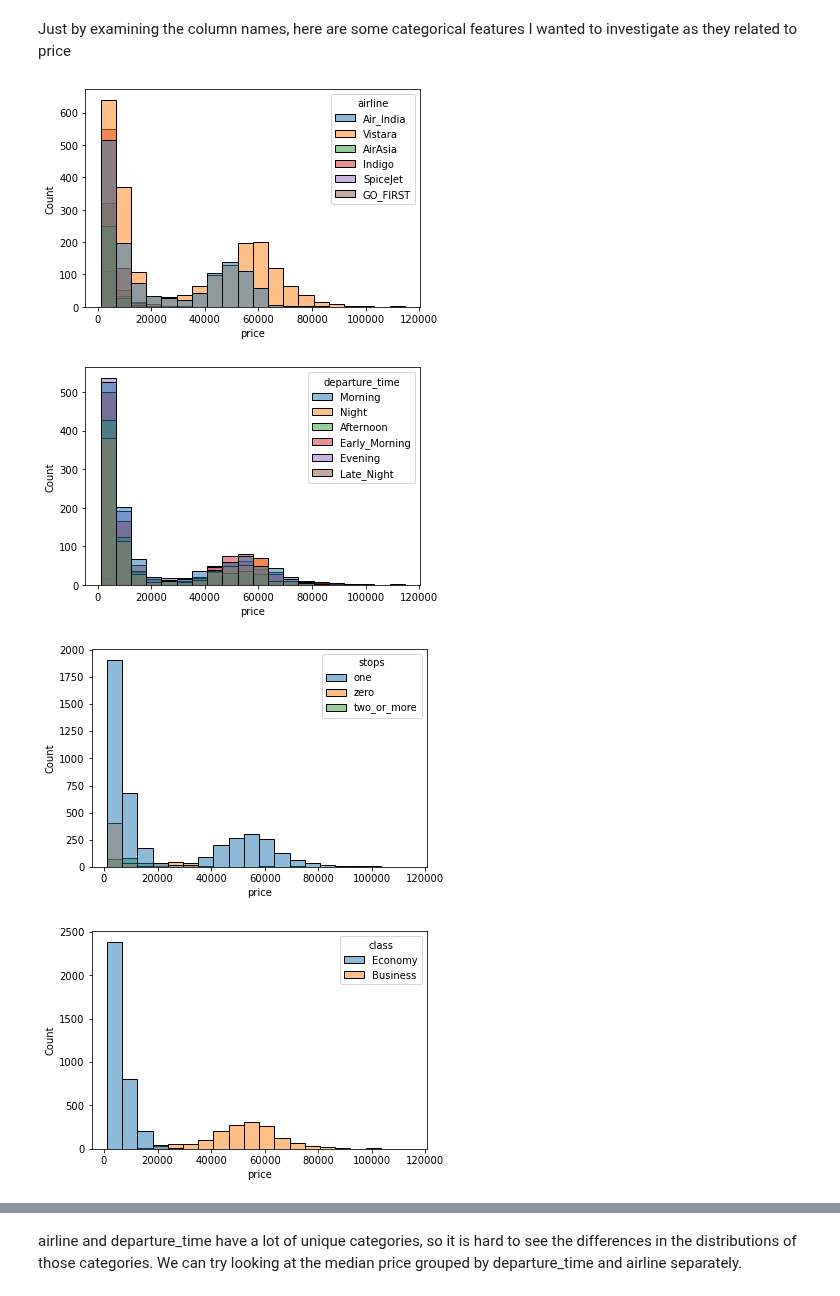
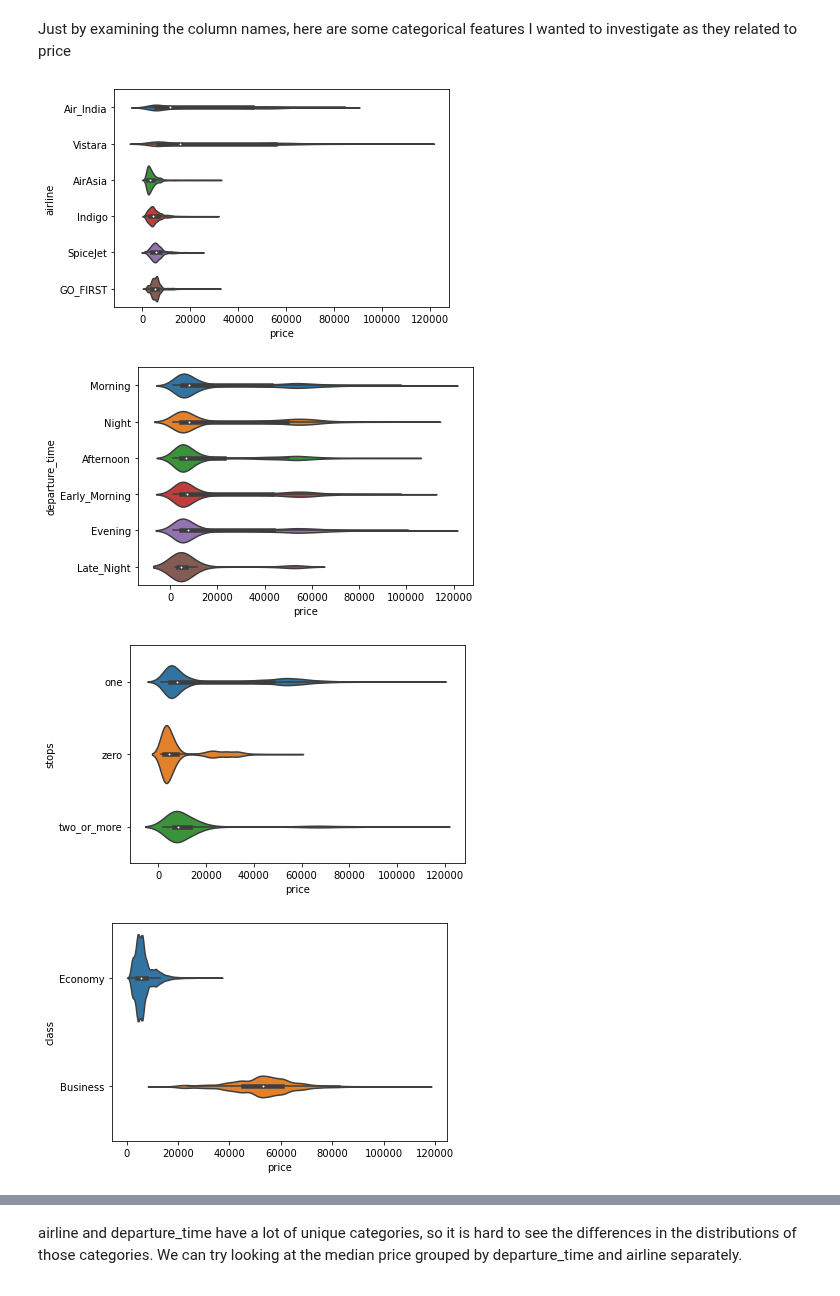
Before and after one commit to kevoinno/data-science-projects, a Jupyter notebook: temp/airline-price.ipynb, the cells around one changed output, grey strips where cells are left out. Saved outputs shown, nothing was run; the diff lists cells and outputs as text; code cells hidden in the pictures.

Commit message:
graphed error

```diff
--- a/temp/airline-price.ipynb
+++ b/temp/airline-price.ipynb
@@ -36,6 +41,6 @@ Because there 300153 rows, I limited the data to ~ 50,000 rows so the training o
 # %%
 #Randomly sampling 50,000 rows to use as our data. random_state is for reproducibility.
-flight_data = flight_data.sample(n = 5000, random_state = 42)
+flight_data = flight_data.sample(n = 50000, random_state = 42)
 # %%
 flight_data.describe()
 # %% [output]
@@ -118,14 +123,15 @@ Just by examining the column names, here are some categorical features I wanted
 # %%
 hue_list = ['airline', 'departure_time', 'stops', 'class']
 # %%
-def draw_hue_hist(df, feature_list):
+#function that draws violinplots but separates by each category
+def draw_violin(df, feature_list):
     for i in feature_list:
-        sns.histplot(x = df['price'], hue = df[i], bins = 20)
+        sns.violinplot(x = df['price'], y = df[i], bins = 20)
         plt.show()
 # %%
-draw_hue_hist(flight_data, hue_list)
+draw_violin(flight_data, hue_list)
 # %% [output]
-[figure, old version]
+[figure, new version]
-[figure, old version]
+[figure, new version]
-[figure, old version]
+[figure, new version]
-[figure, old version]
+[figure, new version]
```
Also changed, not shown: parts of 36 cells of this notebook.
